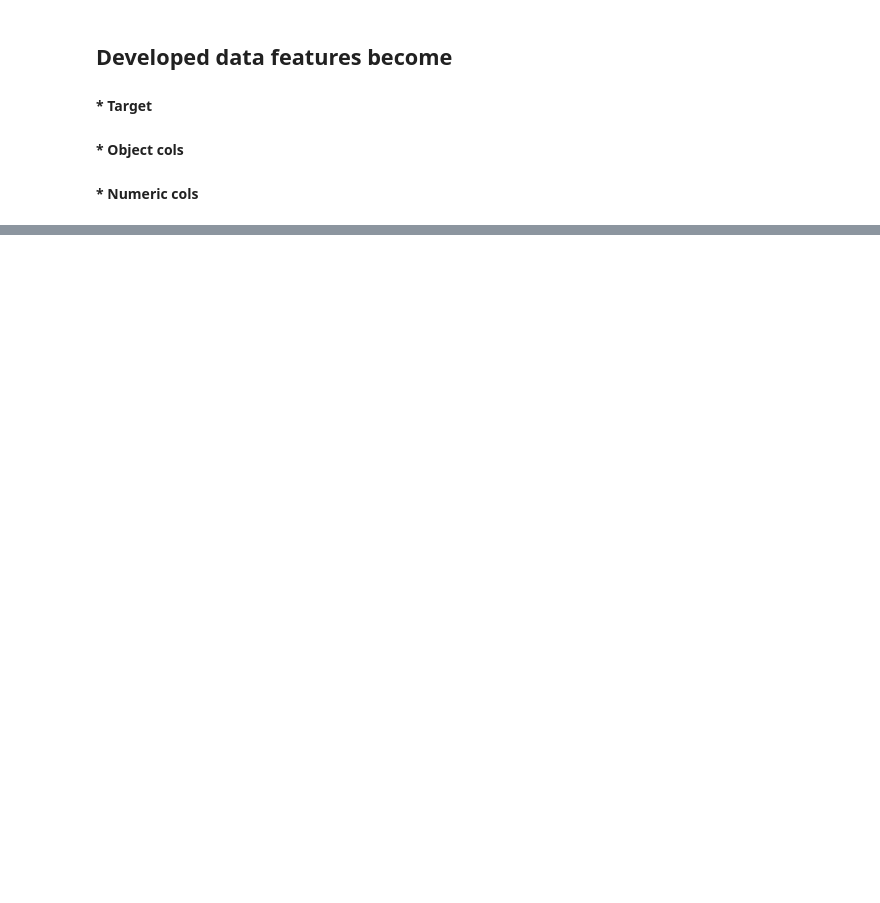
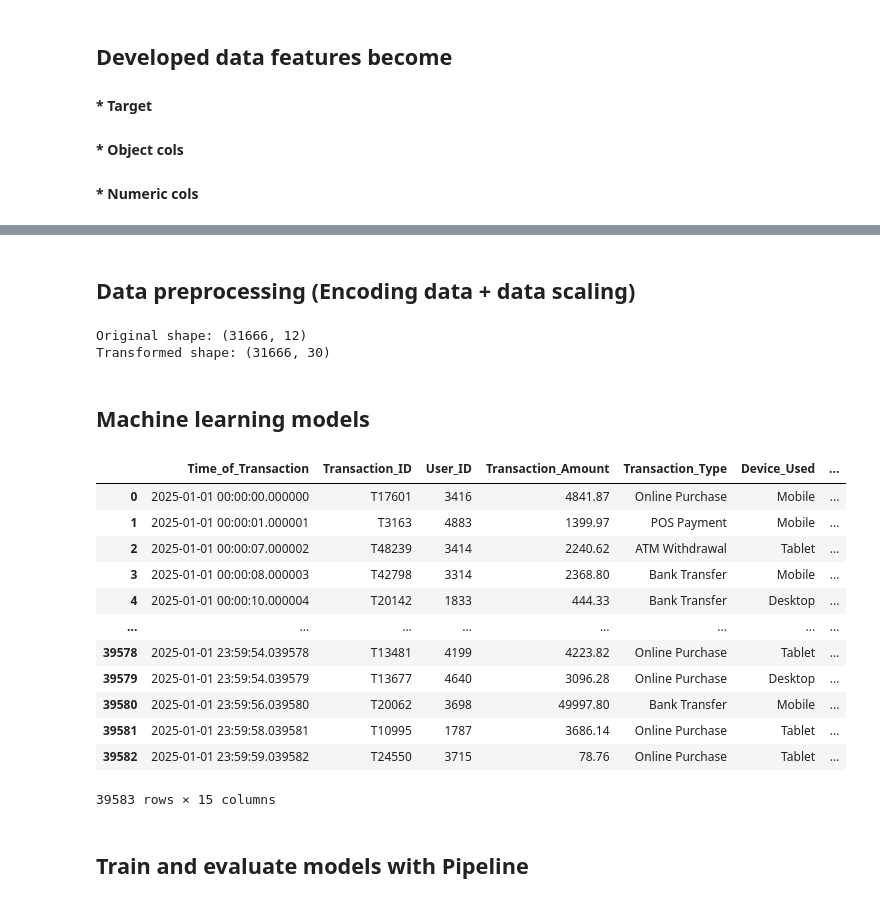
Before and after one commit to Mipjeiger/Fintech-ml-engineer-LLM-RAG-langchain-FAISS, a Jupyter notebook: notebooks/01_eda.ipynb, the cells around one changed output, grey strips where cells are left out. Drawn from its saved outputs; the diff is of its cells as text; code cells hidden in the pictures; blank space fills up the shorter version.

```diff
--- a/notebooks/01_eda.ipynb
+++ b/notebooks/01_eda.ipynb
@@ -92,19 +92,3 @@ df.describe()
 # %% [markdown]
 # Feature engineering dataframe
 ### **Data quality check -> instead best data quality**
-# %%
-from datetime import datetime, timedelta
-
-# Data quality decisions
-df = df[df["Time_of_Transaction"].notna()]
-df = df[df["Time_of_Transaction"].between(0, 24)] # Valid hours onyl feature engineered
-
-# Convert float hours to Datetime
-base_date = pd.Timestamp('2025-01-01') # Timestamp into calendar relevant (note: u can change based on year or current year (time)
-df["Time_of_Transaction"] = base_date + pd.to_timedelta(df["Time_of_Transaction"],
-                                                        unit='h') # Hours
-
-# Sort by time
-df = df.sort_values(by="Time_of_Transaction")
-
-# Set as index operations work smoothly
@@ -113,22 +94,0 @@ df = df.sort_values(by="Time_of_Transaction")
-# %%
-# Feature engineering for transaction time
-df["Time_of_Transaction"] = pd.to_datetime(df["Time_of_Transaction"], format='%Y-%m-%d %H:%M:%S', errors="coerce")
-
-df = (
-    df.sort_values(["User_ID", "Time_of_Transaction"]).set_index("Time_of_Transaction")
-)
-# %%
-# Compute additional windows time (1 hour, 7 days)
-df["txn_1h"] = (
-    df.groupby("User_ID").rolling("1H")["Transaction_ID"].count().shift(1).reset_index(level=0, drop=True)
-)
-df["txn_7d"] = (
-    df.groupby("User_ID").rolling("7D")["Transaction_ID"].count().shift(1).reset_index(level=0, drop=True)
-)
-
-# Relative velocity
-df["relative_txn_24h"] = (
-    df["Number_of_Transactions_Last_24H"] / (df["txn_7d"] / 7 + 1)
-)
-
-df = df.reset_index() # Reset index make index data index to colummn
@@ -247,0 +307,24 @@ pipeline = Pipeline(
+# %% [markdown]
+## Data preprocessing (Encoding data + data scaling)
+# %%
+from sklearn.compose import ColumnTransformer
+from sklearn.preprocessing import StandardScaler, OneHotEncoder
+
+preprocessor = ColumnTransformer(
+    transformers=[
+        ('num', StandardScaler(), num_features),
+        ('cat', OneHotEncoder(handle_unknown='ignore'), obj_features)
+    ]
+)
+
+# FIT AND TRANSFORM to see the result
+X_train_transformed = preprocessor.fit_transform(X_train)
+X_test_transformed = preprocessor.transform(X_test)
+
+print(f"\nOriginal shape: {X_train.shape}")
+print(f"Transformed shape: {X_train_transformed.shape}")
+# %% [output]
+Original shape: (31666, 12)
+Transformed shape: (31666, 30)
+# %% [markdown]
+## Machine learning models
@@ -247,0 +336,18 @@ pipeline = Pipeline(
+# %%
+df
+# %% [output]
+|  | Time_of_Transaction | Transaction_ID | User_ID | Transaction_Amount | Transaction_Type | Device_Used | ... |
+| 0 | 2025-01-01 00:00:00.000000 | T17601 | 3416 | 4841.87 | Online Purchase | Mobile | ... |
+| 1 | 2025-01-01 00:00:01.000001 | T3163 | 4883 | 1399.97 | POS Payment | Mobile | ... |
+| 2 | 2025-01-01 00:00:07.000002 | T48239 | 3414 | 2240.62 | ATM Withdrawal | Tablet | ... |
+| 3 | 2025-01-01 00:00:08.000003 | T42798 | 3314 | 2368.80 | Bank Transfer | Mobile | ... |
+| 4 | 2025-01-01 00:00:10.000004 | T20142 | 1833 | 444.33 | Bank Transfer | Desktop | ... |
+| ... | ... | ... | ... | ... | ... | ... | ... |
+| 39578 | 2025-01-01 23:59:54.039578 | T13481 | 4199 | 4223.82 | Online Purchase | Tablet | ... |
+| 39579 | 2025-01-01 23:59:54.039579 | T13677 | 4640 | 3096.28 | Online Purchase | Desktop | ... |
+| 39580 | 2025-01-01 23:59:56.039580 | T20062 | 3698 | 49997.80 | Bank Transfer | Mobile | ... |
+| 39581 | 2025-01-01 23:59:58.039581 | T10995 | 1787 | 3686.14 | Online Purchase | Tablet | ... |
+| 39582 | 2025-01-01 23:59:59.039582 | T24550 | 3715 | 78.76 | Online Purchase | Tablet | ... |
+39583 rows × 15 columns
+# %% [markdown]
+## Train and evaluate models with Pipeline
```
Also changed, not shown: parts of 24 cells of this notebook.
